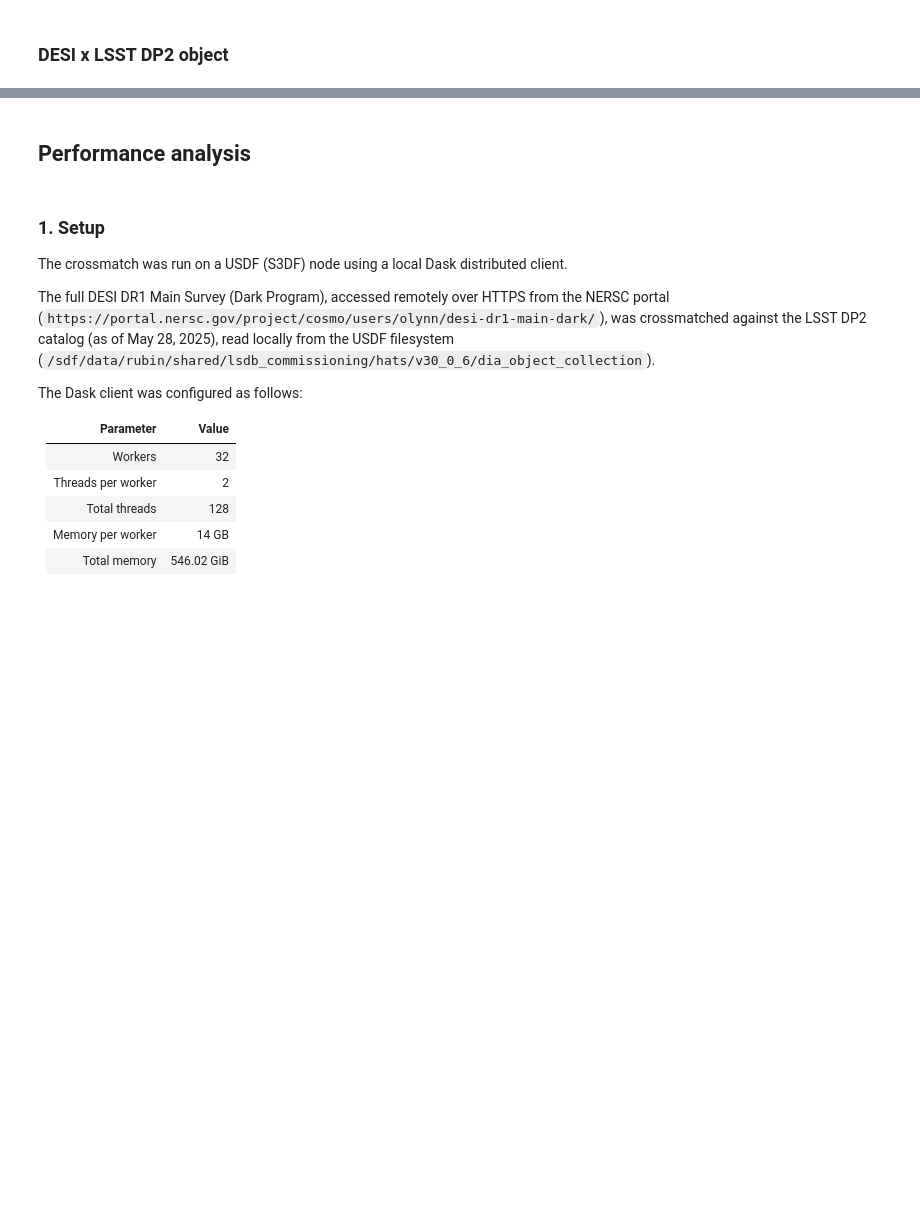
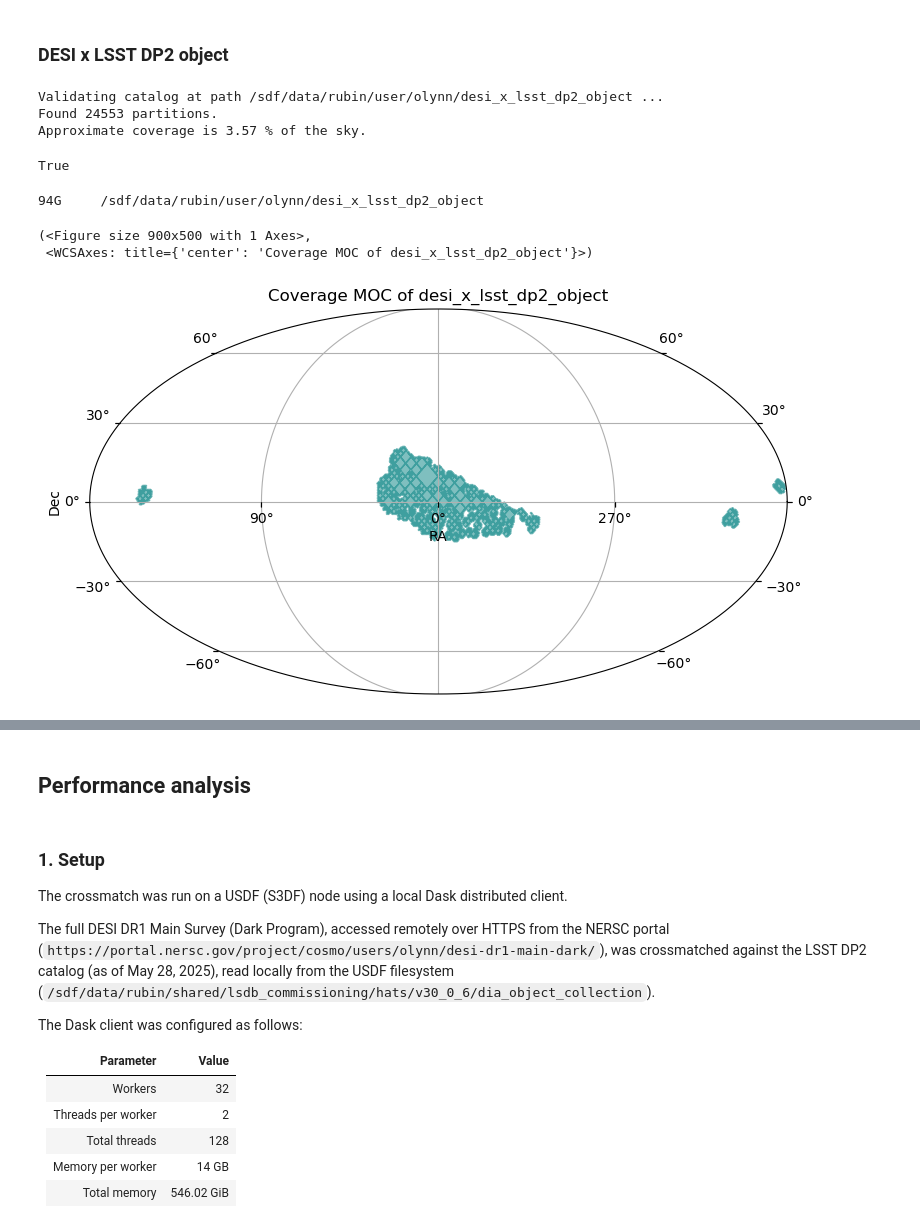
Before and after one commit to olivialynn/DESI-Crossmatch-Project, a Jupyter notebook: 05 - DESI x LSST DP2/5.0 - DESI x LSST DP2.ipynb, the cells around one changed output, grey strips where cells are left out. Cells and saved outputs as stored; diff of their text form; code cells hidden in the pictures; blank space fills up the shorter version.

```diff
--- a/05 - DESI x LSST DP2/5.0 - DESI x LSST DP2.ipynb
+++ b/05 - DESI x LSST DP2/5.0 - DESI x LSST DP2.ipynb
@@ -180,7 +182,7 @@ lsdb Catalog desi-dr1-main-dark_x_object_lc:
 start = time.perf_counter()
 
 catalog_name = "desi_x_lsst_dp2_object"
-target_user_dir = Path("/sdf/home/o/olynn/catalogs/")
+target_user_dir = Path("/sdf/data/rubin/user/olynn")
 with performance_report(filename="crossmatch_report_object.html"):
     desi_x_dp2_object.write_catalog(
         base_catalog_path=target_user_dir,
@@ -288,15 +313,26 @@ catalog_name = "desi_x_lsst_dp2_object"
 output_catalog = target_user_dir / catalog_name
 
 is_valid_catalog(output_catalog, verbose=True, fail_fast=False, strict=True)
+# %% [output]
+Validating catalog at path /sdf/data/rubin/user/olynn/desi_x_lsst_dp2_object ...
+Found 24553 partitions.
+Approximate coverage is 3.57 % of the sky.
+True
 # %%
 # Calculate size of the catalog on disk
 
 ! du -sh $output_catalog
+# %% [output]
+94G     /sdf/data/rubin/user/olynn/desi_x_lsst_dp2_object
 # %%
 # Plot coverage
 
 desi_x_dp2_object = lsdb.open_catalog(output_catalog)
-desi_x_dp2_dia_obj.plot_coverage()
+desi_x_dp2_object.plot_coverage()
+# %% [output]
+(<Figure size 900x500 with 1 Axes>,
+ <WCSAxes: title={'center': 'Coverage MOC of desi_x_lsst_dp2_object'}>)
+[figure, added]
 # %%
 # See the first few rows
 
```
Also changed, not shown: parts of 15 cells of this notebook, 1 other file.
